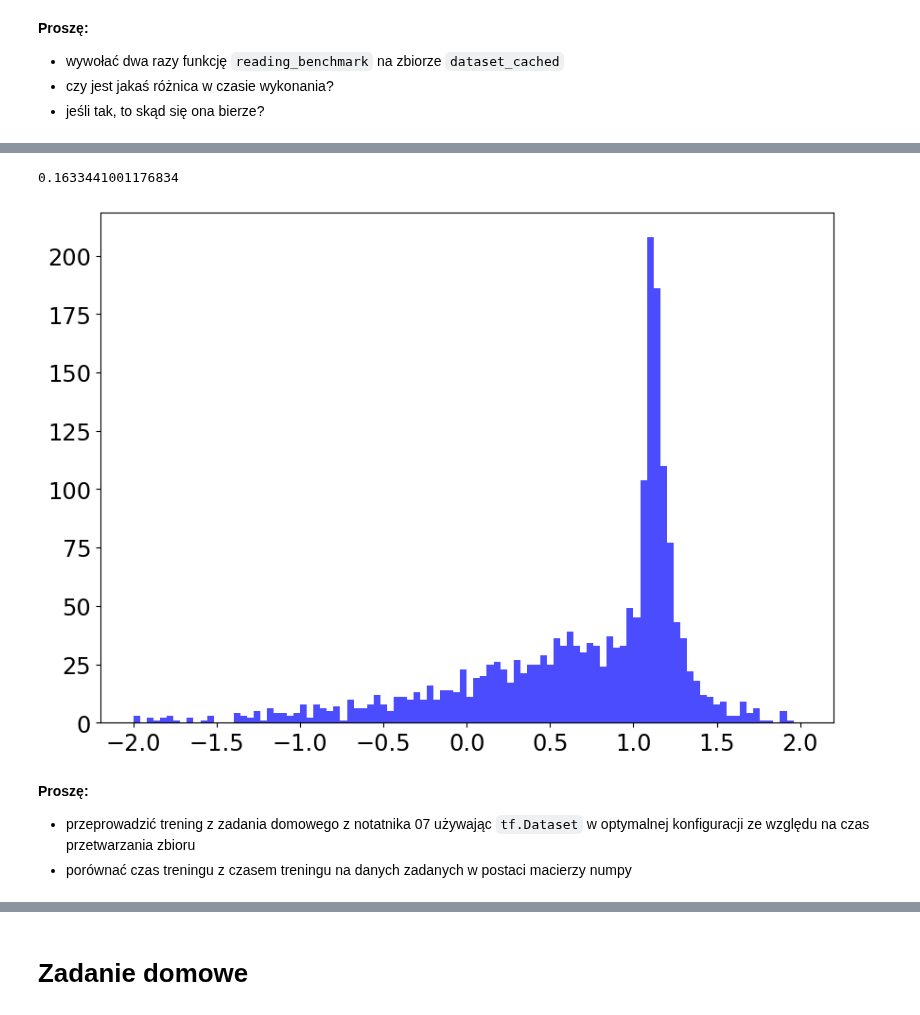
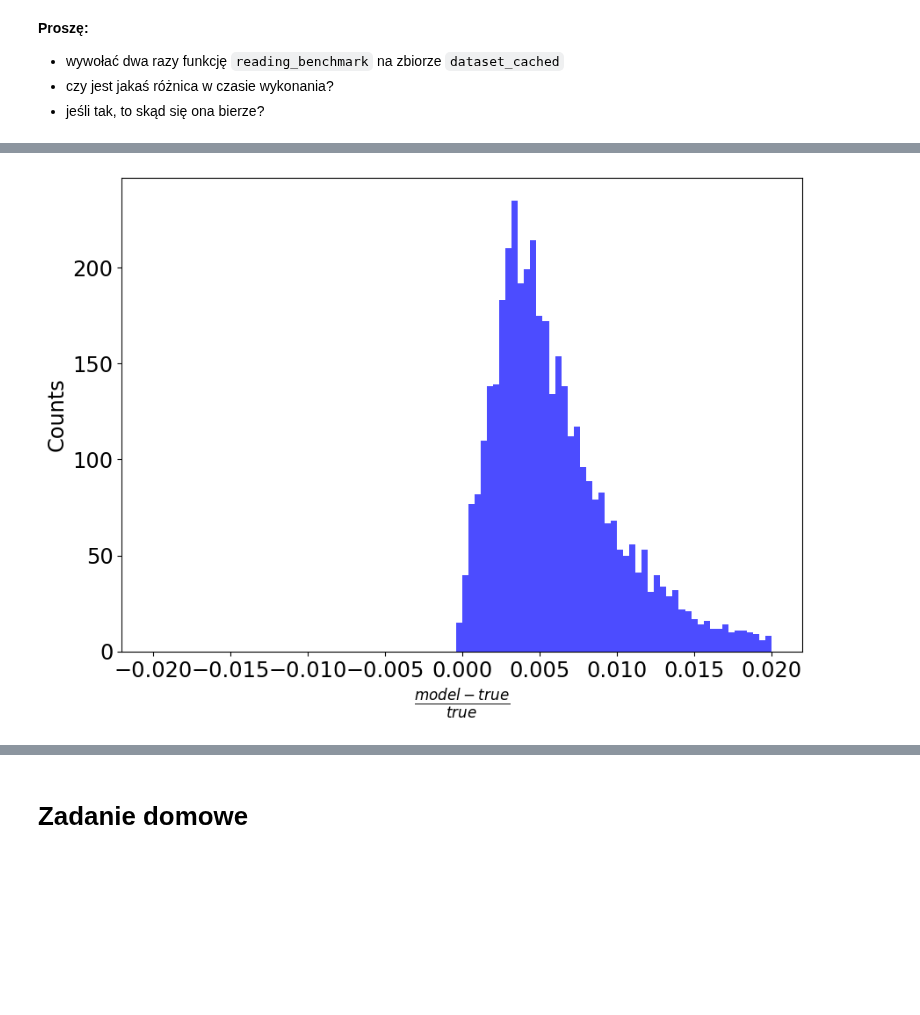
Before and after one commit to akalinow/UczenieMaszynoweII, a Jupyter notebook: PL/08_Zaawansowane_narzedzia.ipynb, the cells around one changed output, grey strips where cells are left out. Drawn from its saved outputs; the diff is of its cells as text; code cells hidden in the pictures; blank space fills up the shorter version.

```diff
--- a/PL/08_Zaawansowane_narzedzia.ipynb
+++ b/PL/08_Zaawansowane_narzedzia.ipynb
@@ -381,4 +407,5 @@ model.fit(dataset.batch(batchSize).take(nStepsPerEpoch),
 # %%
+%%time
 #Dataset from generator
 ##BEGIN_SOLUTION
 dataset = tf.data.Dataset.from_generator(points3DGenerator,
@@ -409,17 +436,17 @@ def getModel(inputShape, nNeurons, hiddenActivation="relu", outputActivation="li
 #################
 #Model training
 #BEGIN_SOLUTION
-nEpochs = 64
-nStepsPerEpoch = 128
-batchSize = 32
+nEpochs = 5
+nStepsPerEpoch = 4096
+batchSize = 64
 
-initial_learning_rate = 1E-3
+initial_learning_rate = 5E-2
 lr_schedule = tf.keras.optimizers.schedules.ExponentialDecay(initial_learning_rate,
                 decay_steps=nStepsPerEpoch*3,
                 decay_rate=0.95,
                 staircase=True)
 
-model = getModel(inputShape=(nFeatures,), nNeurons = np.full((8),128),
+model = getModel(inputShape=(nFeatures,), nNeurons = np.array([]),
                  hiddenActivation="relu",
                  outputActivation="linear",
                  nOutputNeurons=1)
@@ -430,8 +457,8 @@ model.compile(optimizer=tf.keras.optimizers.Adam(learning_rate=lr_schedule),
 early_stop_callback = tf.keras.callbacks.EarlyStopping(monitor='loss', patience=5, verbose=1, min_delta=1E-3)
 callbacks = [early_stop_callback]
 
-dataset_cached = dataset.batch(batchSize).map(func).take(nStepsPerEpoch*nEpochs).cache()
-history = model.fit(dataset_cached,
+dataset_cached = dataset.batch(batchSize).map(func).take(nStepsPerEpoch).cache()
+history = model.fit(dataset_cached.skip(batchSize*4),
                     epochs=nEpochs,
                     validation_data=dataset_cached.take(batchSize*4),
                     callbacks=callbacks,
@@ -439,14 +466,18 @@ history = model.fit(dataset_cached,
 
 model.evaluate(dataset_cached.take(16))
 plf.plotTrainHistory(history)
+
+print(colored("Model weights:","blue"))
+print(colored("output:","blue"), model.get_layer('output').weights[0].numpy()[:,0])
 #END_SOLUTION
 #################
 #Model evaluation
-dataset_test = dataset.batch(128).take(16)
+
+dataset_test = dataset.batch(128).map(func).take(16)
 y_pred = model.predict(dataset_test)
 y = np.array([y.numpy() for x,y in dataset_test.unbatch()])
 
-pull = (y - y_pred)/y
+pull = (y_pred - y)/y
 pull = pull.flatten()
 threshold = 1E-2
 
@@ -474,6 +517,18 @@ Pull standard deviation: 2.08
 # %%
-plt.hist(pull, bins=100, range=(-2, 2), color='b', alpha=0.7, label='Pull');
-print(colored("Fraction of examples with abs(pull)<0.01:","blue"),"{:3.2f}".format(np.mean(np.abs(pull)<threshold)))
-print(colored("Pull standard deviation:","blue"),"{:3.2f}".format(pull.std()))
-model.evaluate(dataset_cached.take(16))
+#BEGIN_SOLUTION
+dataset_test = dataset.batch(128).map(func).take(32).cache()
+y_pred = model.predict(dataset_test)
+y = np.array([y.numpy() for x,y in dataset_test.unbatch()])
+
+pull = (y_pred - y)/y
+pull = pull.flatten()
+threshold = 1E-2
+
+plt.hist(pull, bins=100, range=(-0.02, 0.02), color='b', alpha=0.7, label='Pull');
+plt.xlabel(r'$\frac{model-true}{true}$')
+plt.ylabel('Counts')
+model.evaluate(dataset_test)
+print(colored("Fraction of examples with abs(pull)<0.01:","blue"),"{:3.4f}".format(np.mean(np.abs(pull)<threshold)))
+print(colored("Pull standard deviation:","blue"),"{:3.4f}".format(pull.std()))
+#END_SOLUTION
 # %% [output]
@@ -483,7 +539 @@ Pull standard deviation: 1.82
-0.1633441001176834
-[figure, old version]
+[figure, new version]
-# %% [markdown]
-**Proszę:**
-
-* przeprowadzić trening z zadania domowego z notatnika 07 używając `tf.Dataset` w optymalnej konfiguracji ze względu na czas przetwarzania zbioru
-* porównać czas treningu z czasem treningu na danych zadanych w postaci macierzy numpy
```
Also changed, not shown: parts of 26 cells of this notebook, 1 other file.
